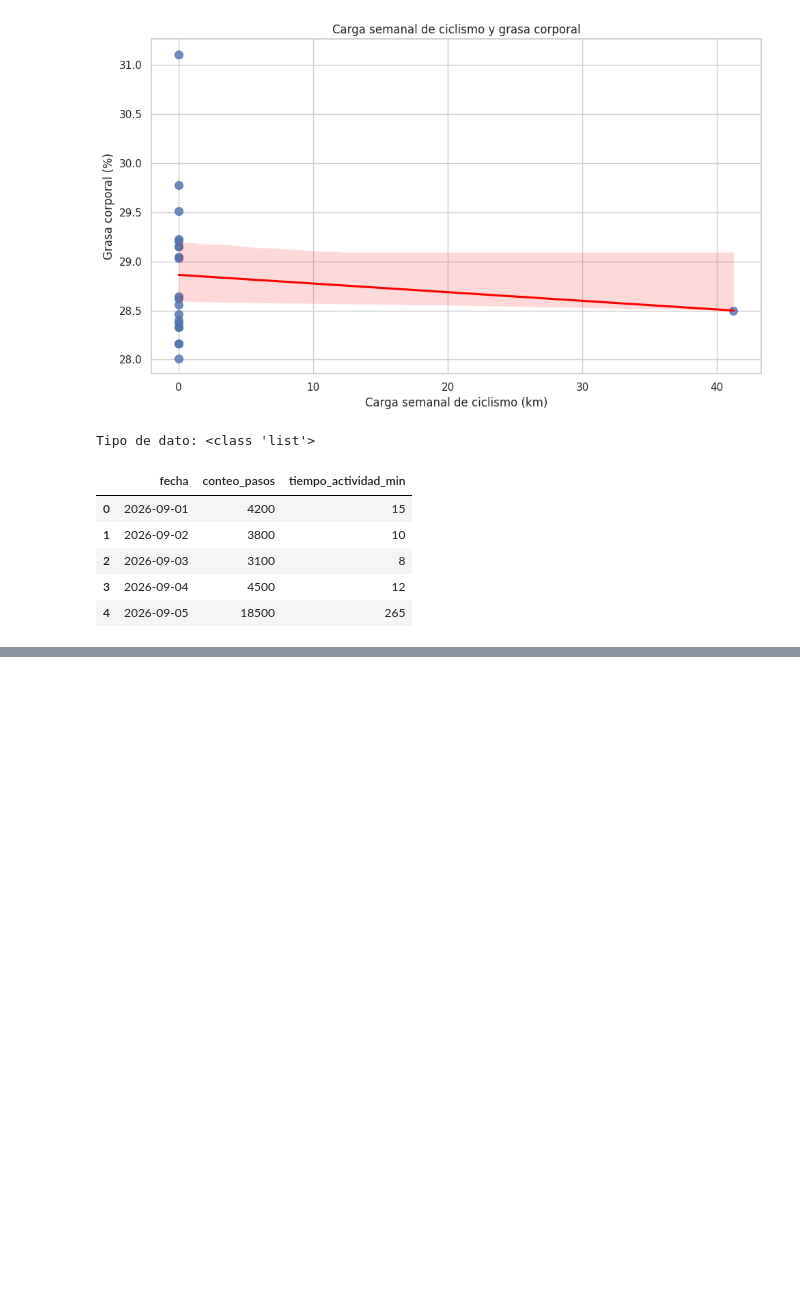
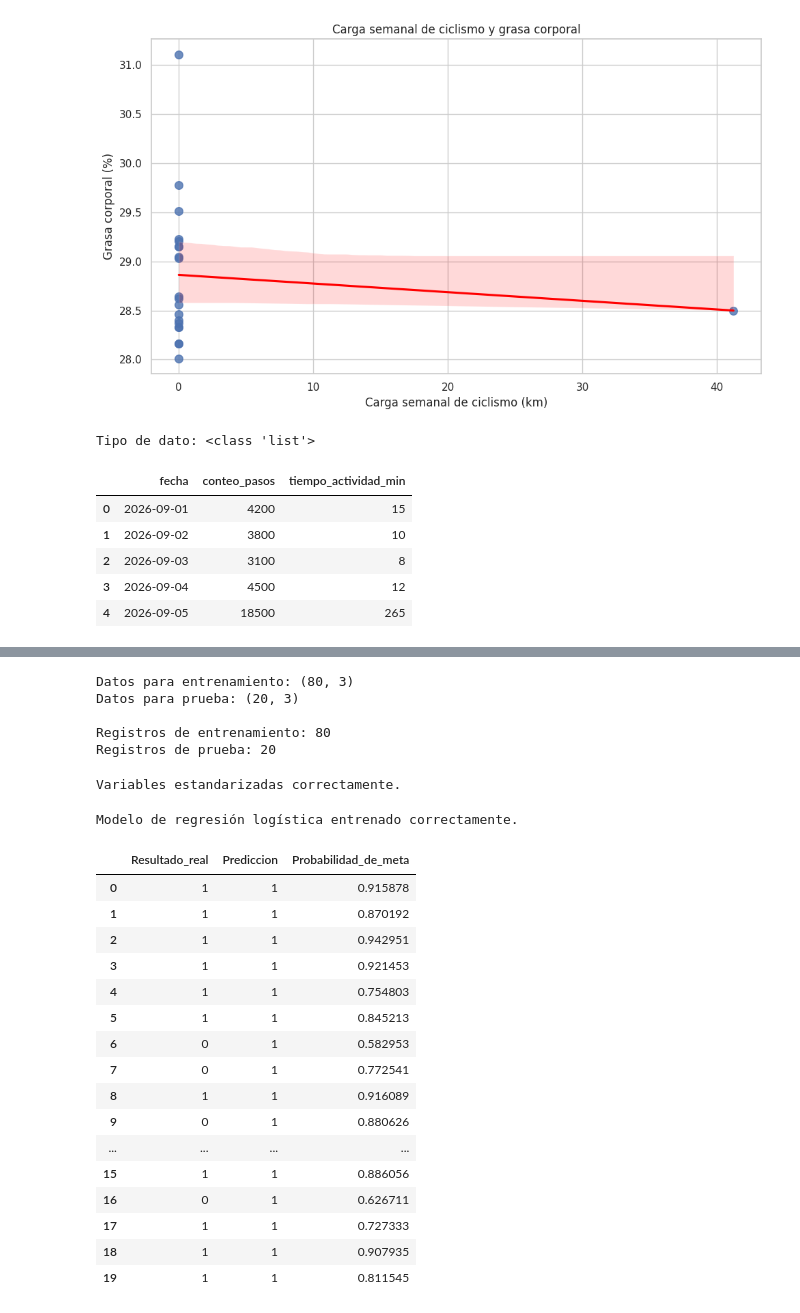
Before and after one commit to GabyPaolaING/Machine-Learning, a Jupyter notebook: P2P1.- INTEGRACIÓN MULTIFUENTE DE DATOS .ipynb, the cells around one changed output, grey strips where cells are left out. Drawn from its saved outputs; the diff is of its cells as text; code cells hidden in the pictures; blank space fills up the shorter version.

```diff
--- a/P2P1.- INTEGRACIÓN MULTIFUENTE DE DATOS .ipynb
+++ b/P2P1.- INTEGRACIÓN MULTIFUENTE DE DATOS .ipynb
@@ -3283,0 +3287,76 @@ plt.show()
+# %%
+X_train, X_test, y_train, y_test = train_test_split(
+    X,
+    y,
+    test_size=0.20,
+    random_state=42,
+    stratify=y
+)
+
+print("Datos para entrenamiento:", X_train.shape)
+print("Datos para prueba:", X_test.shape)
+
+print("\nRegistros de entrenamiento:", len(y_train))
+print("Registros de prueba:", len(y_test))
+# %% [output]
+Datos para entrenamiento: (80, 3)
+Datos para prueba: (20, 3)
+
+Registros de entrenamiento: 80
+Registros de prueba: 20
+# %%
+# Crear el escalador
+escalador = StandardScaler()
+
+# Ajustar y transformar los datos de entrenamiento
+X_train_escalado = escalador.fit_transform(X_train)
+
+# Transformar los datos de prueba
+X_test_escalado = escalador.transform(X_test)
+
+print("Variables estandarizadas correctamente.")
+# %% [output]
+Variables estandarizadas correctamente.
+# %%
+# Crear el modelo
+modelo_logistico = LogisticRegression()
+
+# Entrenar el modelo
+modelo_logistico.fit(X_train_escalado, y_train)
+
+print("Modelo de regresión logística entrenado correctamente.")
+# %% [output]
+Modelo de regresión logística entrenado correctamente.
+# %%
+# Predecir las clases
+y_pred = modelo_logistico.predict(X_test_escalado)
+
+# Calcular las probabilidades de alcanzar la meta
+y_prob = modelo_logistico.predict_proba(X_test_escalado)[:, 1]
+
+# Mostrar los resultados
+resultados = pd.DataFrame({
+    "Resultado_real": y_test.values,
+    "Prediccion": y_pred,
+    "Probabilidad_de_meta": y_prob
+})
+
+display(resultados)
+# %% [output]
+|  | Resultado_real | Prediccion | Probabilidad_de_meta |
+| 0 | 1 | 1 | 0.915878 |
+| 1 | 1 | 1 | 0.870192 |
+| 2 | 1 | 1 | 0.942951 |
+| 3 | 1 | 1 | 0.921453 |
+| 4 | 1 | 1 | 0.754803 |
+| 5 | 1 | 1 | 0.845213 |
+| 6 | 0 | 1 | 0.582953 |
+| 7 | 0 | 1 | 0.772541 |
+| 8 | 1 | 1 | 0.916089 |
+| 9 | 0 | 1 | 0.880626 |
+| ... | ... | ... | ... |
+| 15 | 1 | 1 | 0.886056 |
+| 16 | 0 | 1 | 0.626711 |
+| 17 | 1 | 1 | 0.727333 |
+| 18 | 1 | 1 | 0.907935 |
+| 19 | 1 | 1 | 0.811545 |
```
Also changed, not shown: parts of 21 cells of this notebook.
